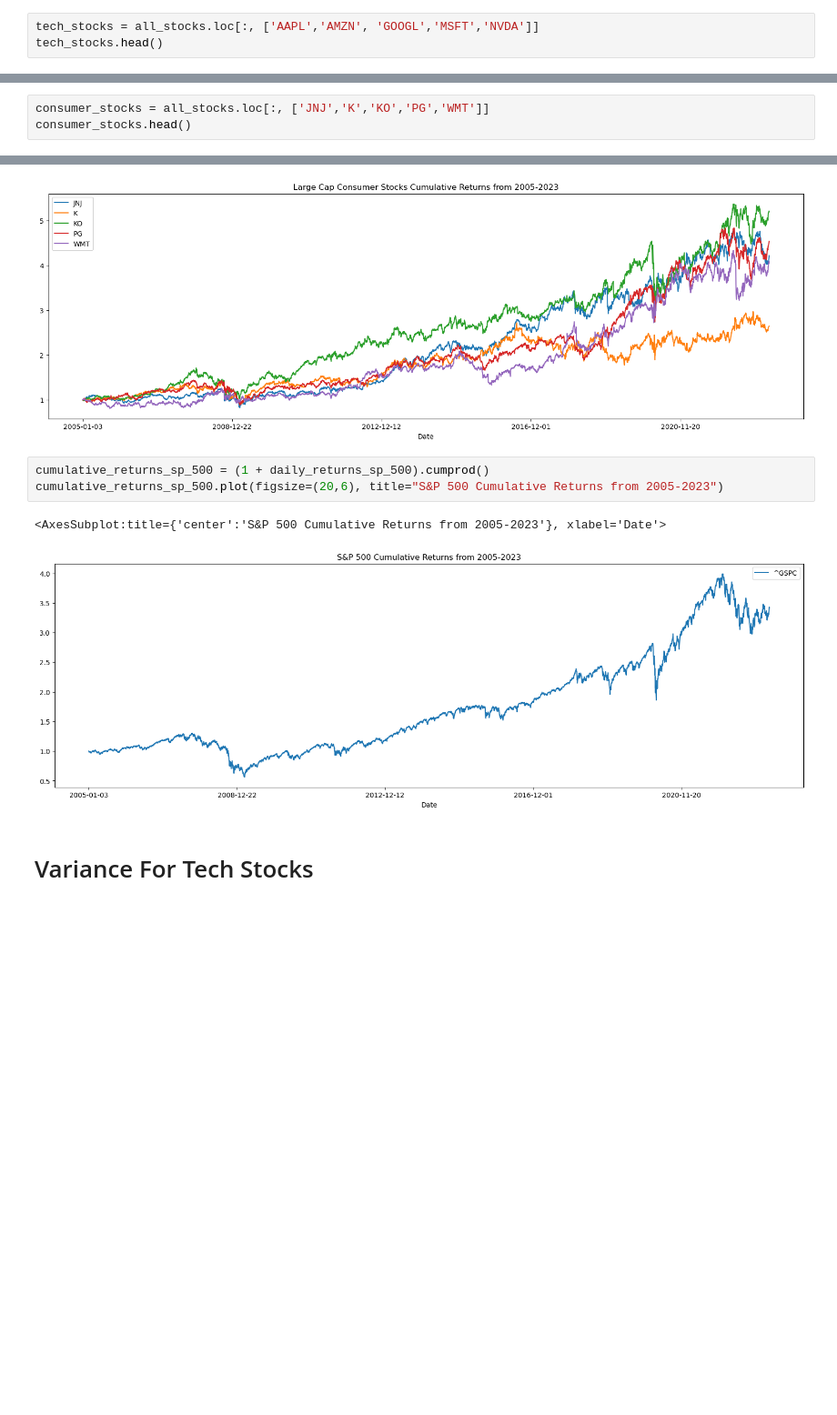
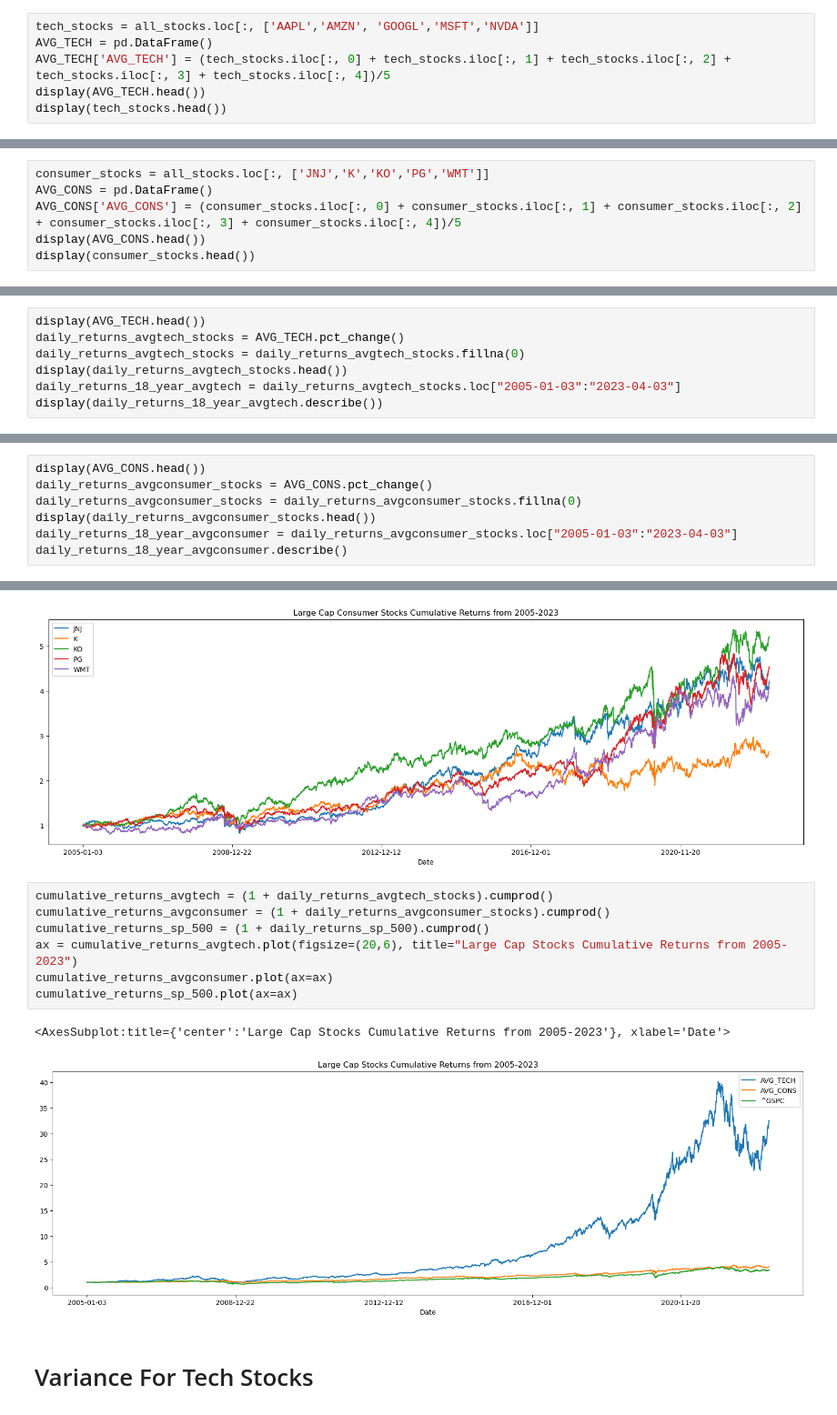
Before and after one commit to reiccv/Project_1_Portfolio_Analysis, a Jupyter notebook: Portfolio_Analysis_Tech_vs_Consumer.ipynb, the cells around one changed output, grey strips where cells are left out. Shown at 91% size. Saved outputs shown, nothing was run; the diff lists cells and outputs as text; blank space fills up the shorter version.

```diff
--- a/Portfolio_Analysis_Tech_vs_Consumer.ipynb
+++ b/Portfolio_Analysis_Tech_vs_Consumer.ipynb
@@ -45,5 +45,8 @@ all_stocks.head()
 | 2005-01-07 | 1.052499 | 2.1160 | 4.851101 | 37.387280 | 25.354683 | 11.855467 | 18.764448 | 1.684554 | 33.548973 | 36.738506 | 1186.189941 |
 # %%
 tech_stocks = all_stocks.loc[:, ['AAPL','AMZN', 'GOOGL','MSFT','NVDA']]
-tech_stocks.head()
+AVG_TECH = pd.DataFrame()
+AVG_TECH['AVG_TECH'] = (tech_stocks.iloc[:, 0] + tech_stocks.iloc[:, 1] + tech_stocks.iloc[:, 2] + tech_stocks.iloc[:, 3] + tech_stocks.iloc[:, 4])/5
+display(AVG_TECH.head())
+display(tech_stocks.head())
 # %% [output]
@@ -57,4 +67,7 @@ tech_stocks.head()
 # %%
 consumer_stocks = all_stocks.loc[:, ['JNJ','K','KO','PG','WMT']]
-consumer_stocks.head()
+AVG_CONS = pd.DataFrame()
+AVG_CONS['AVG_CONS'] = (consumer_stocks.iloc[:, 0] + consumer_stocks.iloc[:, 1] + consumer_stocks.iloc[:, 2] + consumer_stocks.iloc[:, 3] + consumer_stocks.iloc[:, 4])/5
+display(AVG_CONS.head())
+display(consumer_stocks.head())
 # %% [output]
@@ -124,0 +151,7 @@ Date
+# %%
+display(AVG_TECH.head())
+daily_returns_avgtech_stocks = AVG_TECH.pct_change()
+daily_returns_avgtech_stocks = daily_returns_avgtech_stocks.fillna(0)
+display(daily_returns_avgtech_stocks.head())
+daily_returns_18_year_avgtech = daily_returns_avgtech_stocks.loc["2005-01-03":"2023-04-03"]
+display(daily_returns_18_year_avgtech.describe())
@@ -155,0 +217,7 @@ Date
+# %%
+display(AVG_CONS.head())
+daily_returns_avgconsumer_stocks = AVG_CONS.pct_change()
+daily_returns_avgconsumer_stocks = daily_returns_avgconsumer_stocks.fillna(0)
+display(daily_returns_avgconsumer_stocks.head())
+daily_returns_18_year_avgconsumer = daily_returns_avgconsumer_stocks.loc["2005-01-03":"2023-04-03"]
+daily_returns_18_year_avgconsumer.describe()
@@ -197,11 +291,15 @@ cumulative_returns_consumer.plot(figsize=(20,6), title="Large Cap Consumer Stock
 <AxesSubplot:title={'center':'Large Cap Consumer Stocks Cumulative Returns from 2005-2023'}, xlabel='Date'>
 [figure]
 # %%
+cumulative_returns_avgtech = (1 + daily_returns_avgtech_stocks).cumprod()
+cumulative_returns_avgconsumer = (1 + daily_returns_avgconsumer_stocks).cumprod()
 cumulative_returns_sp_500 = (1 + daily_returns_sp_500).cumprod()
-cumulative_returns_sp_500.plot(figsize=(20,6), title="S&P 500 Cumulative Returns from 2005-2023")
+ax = cumulative_returns_avgtech.plot(figsize=(20,6), title="Large Cap Stocks Cumulative Returns from 2005-2023")
+cumulative_returns_avgconsumer.plot(ax=ax)
+cumulative_returns_sp_500.plot(ax=ax)
 # %% [output]
-<AxesSubplot:title={'center':'S&P 500 Cumulative Returns from 2005-2023'}, xlabel='Date'>
+<AxesSubplot:title={'center':'Large Cap Stocks Cumulative Returns from 2005-2023'}, xlabel='Date'>
-[figure, old version]
+[figure, new version]
 # %% [markdown]
 # Variance For Tech Stocks
 # %%
```
Also changed, not shown: parts of 13 cells of this notebook.
